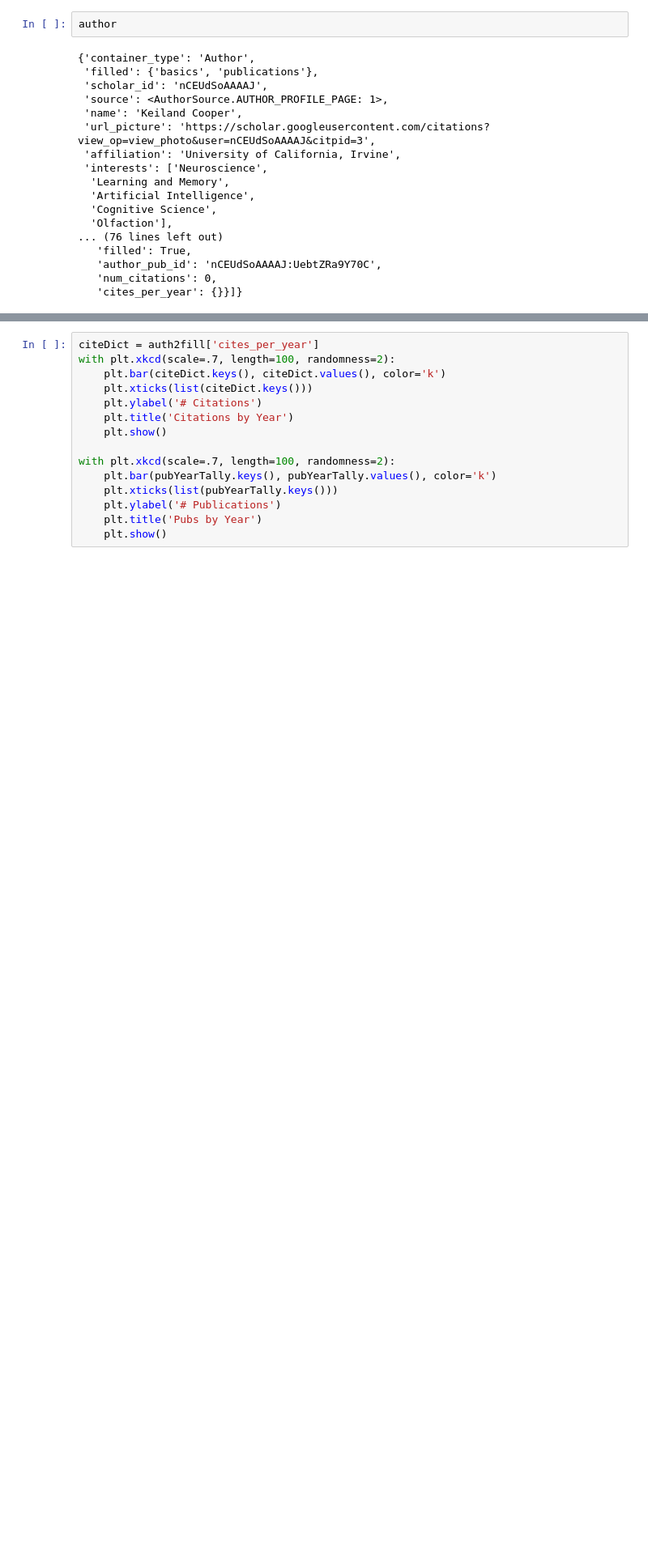
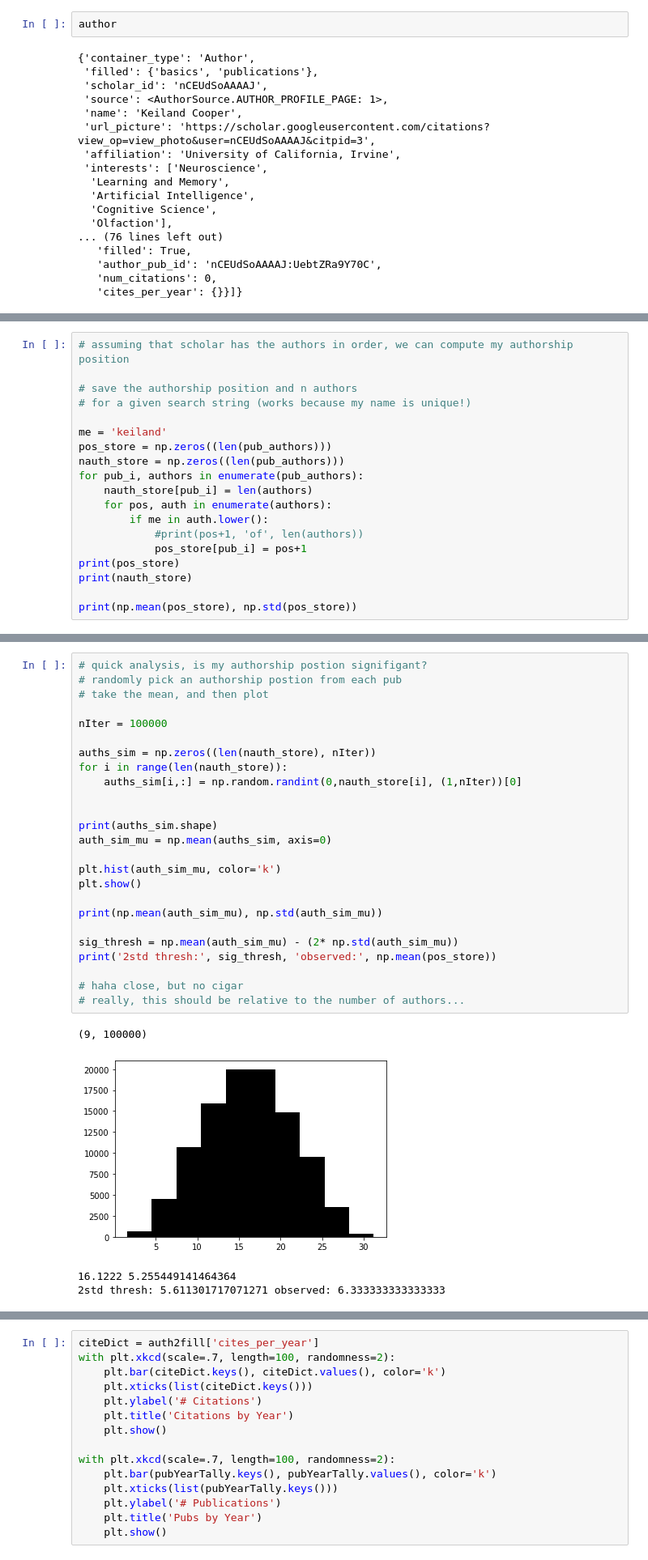
Before and after one commit to kwcooper/automatedCV, a Jupyter notebook: scratch/scholar_test.ipynb, the cells around one changed output, grey strips where cells are left out. Shown at 81% size. Drawn from its saved outputs; the diff is of its cells as text; blank space fills up the shorter version.

```diff
--- a/scratch/scholar_test.ipynb
+++ b/scratch/scholar_test.ipynb
@@ -96,0 +122,19 @@ Counter({2020: 6, 2018: 1, 2021: 1, 2019: 1})
+# %%
+# assuming that scholar has the authors in order, we can compute my authorship position
+
+# save the authorship position and n authors
+# for a given search string (works because my name is unique!)
+
+me = 'keiland'
+pos_store = np.zeros((len(pub_authors)))
+nauth_store = np.zeros((len(pub_authors)))
+for pub_i, authors in enumerate(pub_authors):
+    nauth_store[pub_i] = len(authors)
+    for pos, auth in enumerate(authors):
+        if me in auth.lower():
+            #print(pos+1, 'of', len(authors))
+            pos_store[pub_i] = pos+1
+print(pos_store)
+print(nauth_store)
+
+print(np.mean(pos_store), np.std(pos_store))
@@ -96,0 +145,30 @@ Counter({2020: 6, 2018: 1, 2021: 1, 2019: 1})
+# %%
+# quick analysis, is my authorship postion signifigant?
+# randomly pick an authorship postion from each pub
+# take the mean, and then plot
+
+nIter = 100000
+
+auths_sim = np.zeros((len(nauth_store), nIter))
+for i in range(len(nauth_store)):
+    auths_sim[i,:] = np.random.randint(0,nauth_store[i], (1,nIter))[0]
+
+
+print(auths_sim.shape)
+auth_sim_mu = np.mean(auths_sim, axis=0)
+
+plt.hist(auth_sim_mu, color='k')
+plt.show()
+
+print(np.mean(auth_sim_mu), np.std(auth_sim_mu))
+
+sig_thresh = np.mean(auth_sim_mu) - (2* np.std(auth_sim_mu))
+print('2std thresh:', sig_thresh, 'observed:', np.mean(pos_store))
+
+# haha close, but no cigar
+# really, this should be relative to the number of authors...
+# %% [output]
+(9, 100000)
+[figure, added]
+16.1222 5.255449141464364
+2std thresh: 5.611301717071271 observed: 6.333333333333333
```
Also changed, not shown: parts of 12 cells of this notebook, 6 other files.
